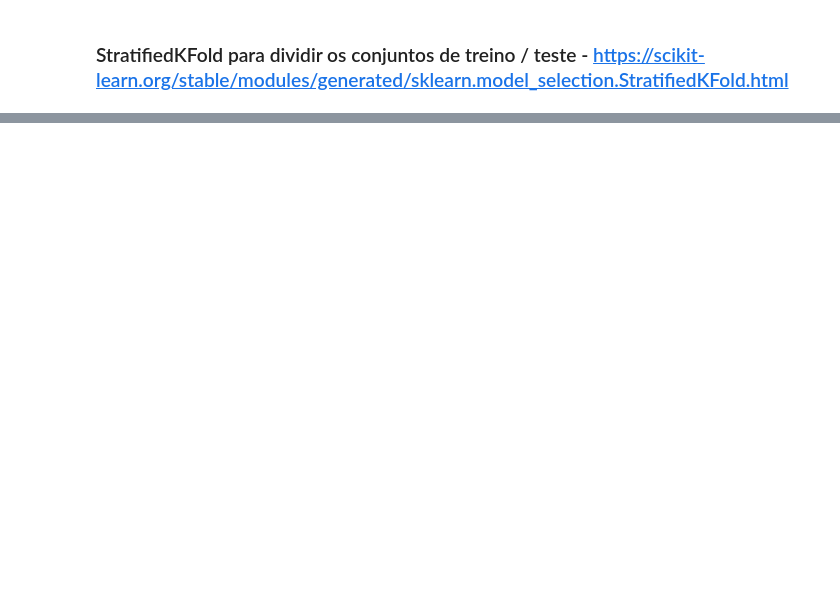
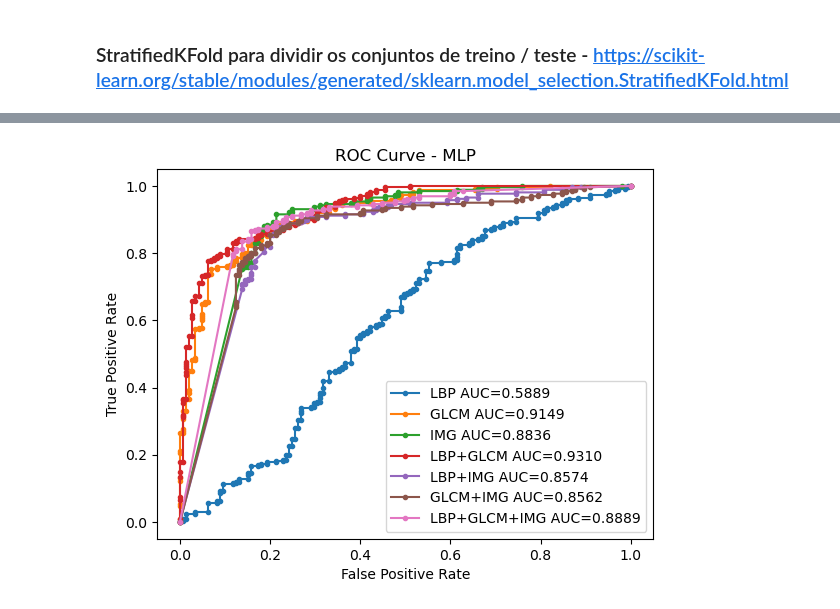
Before and after one commit to Bruno-Mascarenhas/topicos-visao-computacional-1, a Jupyter notebook: Roteiros/classifier.ipynb, the cells around one changed output, grey strips where cells are left out. Saved outputs shown, nothing was run; the diff lists cells and outputs as text; code cells hidden in the pictures; blank space fills up the shorter version.

```diff
--- a/Roteiros/classifier.ipynb
+++ b/Roteiros/classifier.ipynb
@@ -110,0 +987,23 @@ weighted avg       0.41      0.64      0.50       405
+# %%
+x_lbp_mlp, y_lbp_mlp, _ = roc_curve(y_test, lbp_mlp_ans[:,1])
+x_glcm_mlp, y_glcm_mlp, _ = roc_curve(y_test, glcm_mlp_ans[:,1])
+x_img_mlp, y_img_mlp, _ = roc_curve(y_test, img_mlp_ans[:,1])
+x_lbp_glcm_mlp, y_lbp_glcm_mlp, _ = roc_curve(y_test, lbp_glcm_mlp_ans[:,1])
+x_lbp_img_mlp, y_lbp_img_mlp, _ = roc_curve(y_test, lbp_img_mlp_ans[:,1])
+x_glcm_img_mlp, y_glcm_img_mlp, _ = roc_curve(y_test, glcm_img_mlp_ans[:,1])
+x_lbp_glcm_img_mlp, y_lbp_glcm_img_mlp, _ = roc_curve(y_test, lbp_glcm_img_mlp_ans[:,1])
+# %%
+plt.plot(x_lbp_mlp, y_lbp_mlp, marker='.', label=f'LBP AUC={auc(x_lbp_mlp,y_lbp_mlp):.4f}')
+plt.plot(x_glcm_mlp, y_glcm_mlp, marker='.', label=f'GLCM AUC={auc(x_glcm_mlp, y_glcm_mlp):.4f}')
+plt.plot(x_img_mlp, y_img_mlp, marker='.', label=f'IMG AUC={auc(x_img_mlp, y_img_mlp):.4f}')
+plt.plot(x_lbp_glcm_mlp, y_lbp_glcm_mlp, marker='.', label=f'LBP+GLCM AUC={auc(x_lbp_glcm_mlp, y_lbp_glcm_mlp):.4f}')
+plt.plot(x_lbp_img_mlp, y_lbp_img_mlp, marker='.', label=f'LBP+IMG AUC={auc(x_lbp_img_mlp, y_lbp_img_mlp):.4f}')
+plt.plot(x_glcm_img_mlp, y_glcm_img_mlp, marker='.', label=f'GLCM+IMG AUC={auc(x_glcm_img_mlp, y_glcm_img_mlp):.4f}')
+plt.plot(x_lbp_glcm_img_mlp, y_lbp_glcm_img_mlp, marker='.', label=f'LBP+GLCM+IMG AUC={auc(x_lbp_glcm_img_mlp, y_lbp_glcm_img_mlp):.4f}')
+plt.xlabel('False Positive Rate')
+plt.ylabel('True Positive Rate')
+plt.title('ROC Curve - MLP')
+plt.legend()
+plt.show()
+# %% [output]
+[figure, added]
```
Also changed, not shown: parts of 162 cells of this notebook, 7 other files.
